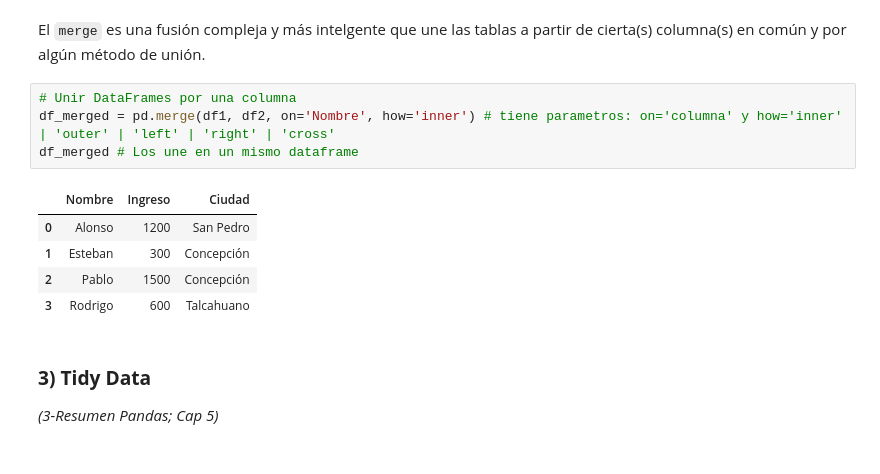
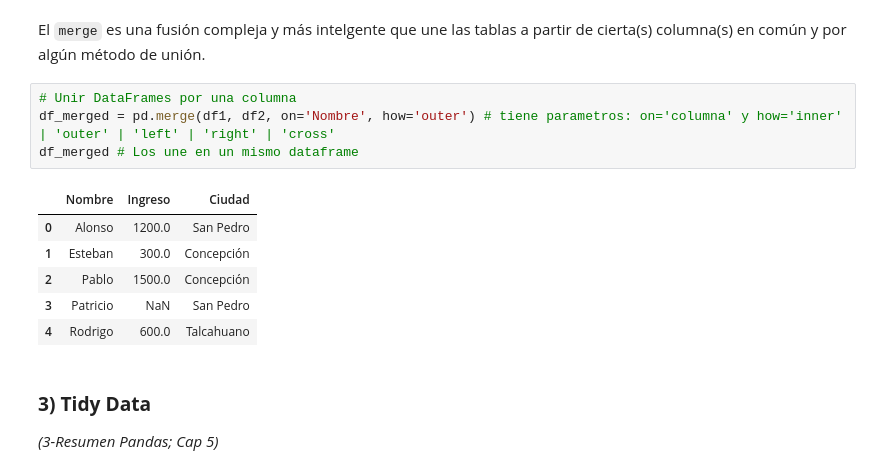
Before and after one commit to GabrielBurgosS/Data-Visualization-2025, a Jupyter notebook: Ayudantía 3 - Tidy Data.ipynb, the cells around one changed output. Drawn from its saved outputs; the diff is of its cells as text.

```diff
--- a/Ayudantía 3 - Tidy Data.ipynb
+++ b/Ayudantía 3 - Tidy Data.ipynb
@@ -78,14 +89,15 @@ pd.concat([df1, df2], axis=1) # Al cambiar el eje, agrega de manera bruzca una t
 El `merge` es una fusión compleja y más intelgente que une las tablas a partir de cierta(s) columna(s) en común y por algún método de unión.
 # %%
 # Unir DataFrames por una columna
-df_merged = pd.merge(df1, df2, on='Nombre', how='inner') # tiene parametros: on='columna' y how='inner' | 'outer' | 'left' | 'right' | 'cross'
+df_merged = pd.merge(df1, df2, on='Nombre', how='outer') # tiene parametros: on='columna' y how='inner' | 'outer' | 'left' | 'right' | 'cross'
 df_merged # Los une en un mismo dataframe
 # %% [output]
 |  | Nombre | Ingreso | Ciudad |
-| 0 | Alonso | 1200 | San Pedro |
-| 1 | Esteban | 300 | Concepción |
-| 2 | Pablo | 1500 | Concepción |
-| 3 | Rodrigo | 600 | Talcahuano |
+| 0 | Alonso | 1200.0 | San Pedro |
+| 1 | Esteban | 300.0 | Concepción |
+| 2 | Pablo | 1500.0 | Concepción |
+| 3 | Patricio | NaN | San Pedro |
+| 4 | Rodrigo | 600.0 | Talcahuano |
 # %% [markdown]
 ### __3) Tidy Data__
 _(3-Resumen Pandas; Cap 5)_
```
Also changed, not shown: parts of 71 cells of this notebook.
